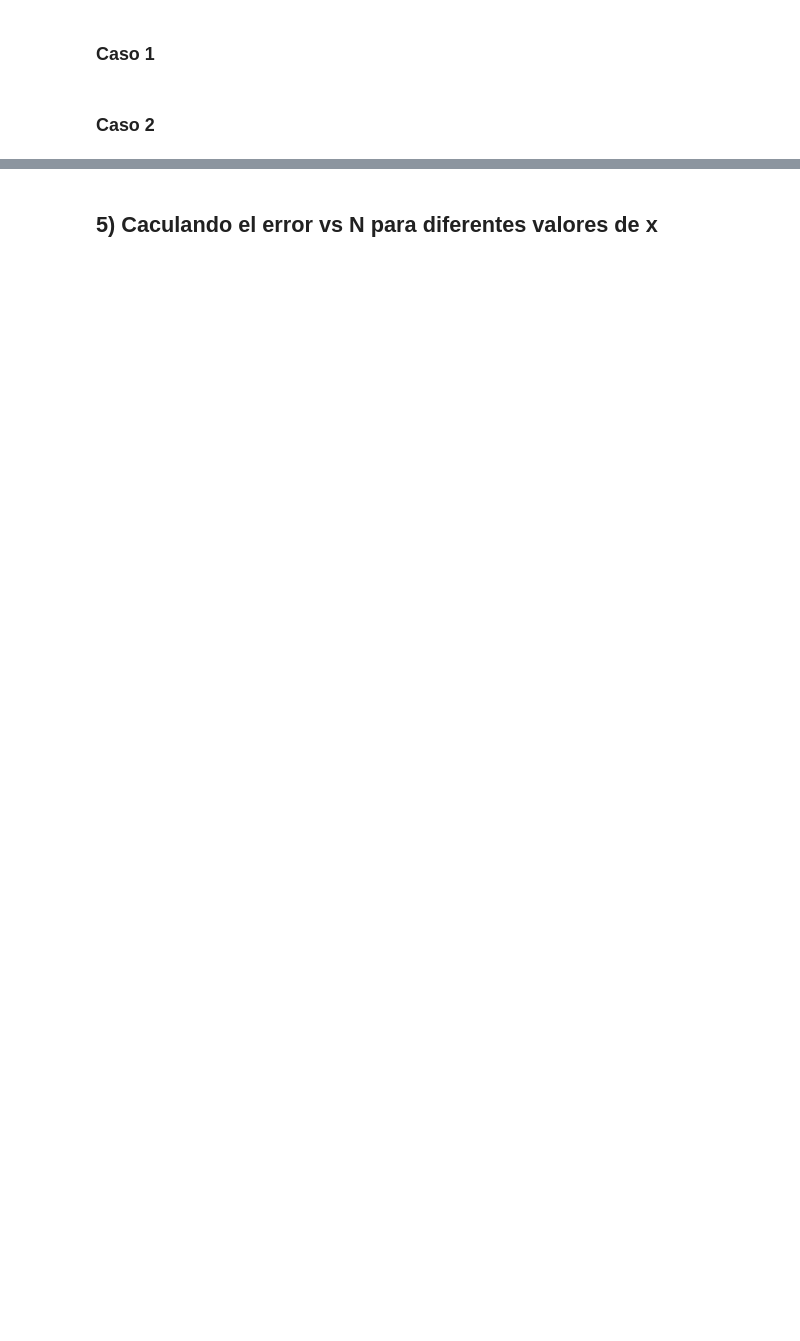
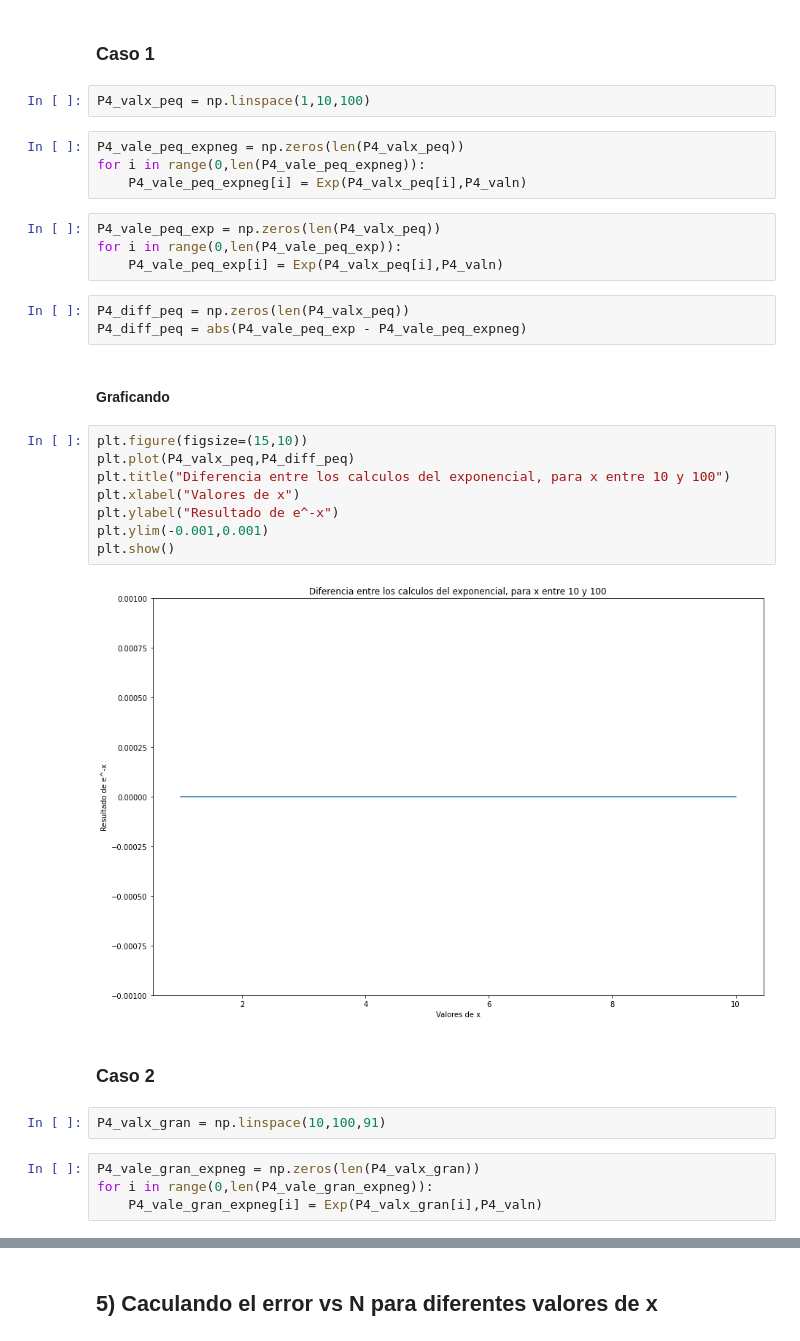
Before and after one commit to hernansalinas/CursoMetodosComputacionales, a Jupyter notebook: Entregas/Severiche_203/Laboratorio_03.ipynb, the cells around one changed output, grey strips where cells are left out. Drawn from its saved outputs; the diff is of its cells as text; blank space fills up the shorter version.

```diff
--- a/Entregas/Severiche_203/Laboratorio_03.ipynb
+++ b/Entregas/Severiche_203/Laboratorio_03.ipynb
@@ -146,4 +149,35 @@ para valores de x entre:
 # %% [markdown]
 ### Caso 1
+# %%
+P4_valx_peq = np.linspace(1,10,100)
+# %%
+P4_vale_peq_expneg = np.zeros(len(P4_valx_peq))
+for i in range(0,len(P4_vale_peq_expneg)):
+    P4_vale_peq_expneg[i] = Exp(P4_valx_peq[i],P4_valn)
+# %%
+P4_vale_peq_exp = np.zeros(len(P4_valx_peq))
+for i in range(0,len(P4_vale_peq_exp)):
+    P4_vale_peq_exp[i] = Exp(P4_valx_peq[i],P4_valn)
+# %%
+P4_diff_peq = np.zeros(len(P4_valx_peq))
+P4_diff_peq = abs(P4_vale_peq_exp - P4_vale_peq_expneg)
+# %% [markdown]
+#### Graficando
+# %%
+plt.figure(figsize=(15,10))
+plt.plot(P4_valx_peq,P4_diff_peq)
+plt.title("Diferencia entre los calculos del exponencial, para x entre 10 y 100")
+plt.xlabel("Valores de x")
+plt.ylabel("Resultado de e^-x")
+plt.ylim(-0.001,0.001)
+plt.show()
+# %% [output]
+[figure, added]
 # %% [markdown]
 ### Caso 2
+# %%
+P4_valx_gran = np.linspace(10,100,91)
+# %%
+P4_vale_gran_expneg = np.zeros(len(P4_valx_gran))
+for i in range(0,len(P4_vale_gran_expneg)):
+    P4_vale_gran_expneg[i] = Exp(P4_valx_gran[i],P4_valn)
```
Also changed, not shown: parts of 28 cells of this notebook, 1 other file.
